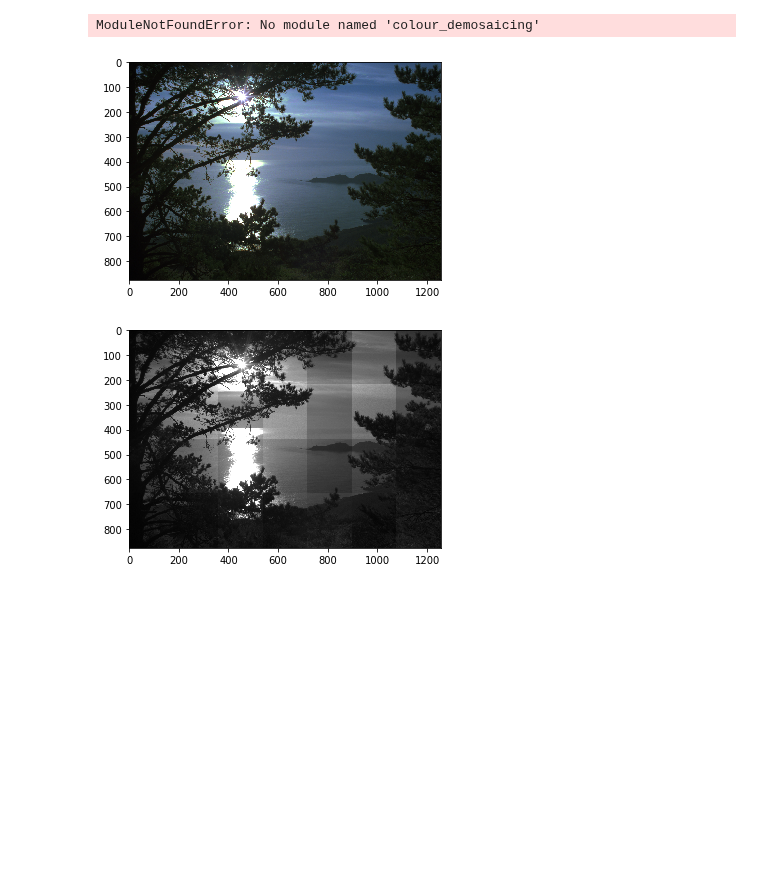
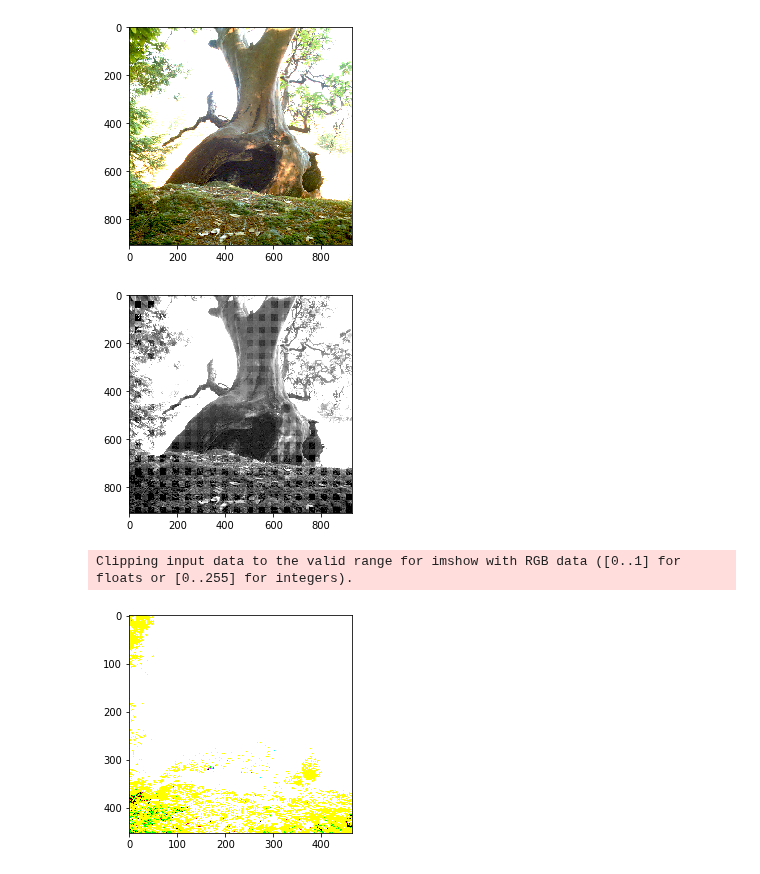
Before and after one commit to jegerud/Sciprog2020project, a Jupyter notebook: src/Demosaicing.ipynb, the cells around one changed output. Drawn from its saved outputs; the diff is of its cells as text; code cells hidden in the pictures; blank space fills up the shorter version.

```diff
--- a/src/Demosaicing.ipynb
+++ b/src/Demosaicing.ipynb
@@ -1,25 +1,17 @@
 # %%
-from __future__ import division
-
 import numpy as np
 import matplotlib.pyplot as plt
 import imageio
 import eksplisitt  as eks
 import ImageView as imv
 import scipy.misc
-
-import os
-import colour
-import colour.plotting
-from colour_demosaicing import (
-    EXAMPLES_RESOURCES_DIRECTORY,
-    demosaicing_CFA_Bayer_bilinear,
-    demosaicing_CFA_Bayer_Malvar2004,
-    demosaicing_CFA_Bayer_Menon2007,
-    mosaicing_CFA_Bayer)
-# %% [output]
-ModuleNotFoundError: No module named 'colour_demosaicing'
 # %%
+def function(m):
+    r = m[0::2, 0::2]
+    g = np.clip((m[0::2, 1::2] // 2 + m[1::2, 0::2] // 2), a_min = 0, a_max = 2**14-1)
+    b = m[1::2, 1::2]
+    return np.dstack([r, g, b])
+
 def demosaicing(file):
     original =  imageio.imread(file)
     #original = original[70::-1, 170::-1]
@@ -30,36 +22,38 @@ def demosaicing(file):
     mosaic[ ::2 , 1::2] = original[ ::2 , 1::2 , 1] # G- kanal
     mosaic[1::2 , 1::2] = original[1::2 , 1::2 , 2] # B- kanal
 
-    orignal = original.astype(dtype=float) / 255
-
     plt.imshow(original)
     plt.show()
     plt.imshow(mosaic, plt.cm.gray)
     plt.show()
 
-    new = np.zeros(original.shape)
-    new[ ::2 , ::2 , 0] = mosaic[ ::2 , ::2]
-    new[1::2 , ::2 , 1] = mosaic[1::2 , ::2]
-    new[ ::2 , 1::2 , 1] = mosaic[ ::2 , 1::2]
-    new[1::2 , 1::2 , 2] = mosaic[1::2 , 1::2]
-    newcopy = new
+    new = function(mosaic)
+#    new = np.zeros(original.shape)
+#    new[ ::2 , ::2, 0] = mosaic[ ::2 , ::2]
+#    new[1::2 , ::2, 1] = mosaic[1::2 , ::2]
+#    new[ ::2 , 1::2, 1] = mosaic[ ::2 , 1::2]
+#    new[1::2 , 1::2, 2] = mosaic[1::2 , 1::2]
+#    newcopy = new
 
-    mask = np.zeros(new.shape)     #lag maske
-    mask[ ::2 , ::2 , 0] = 1
-    mask[1::2 , ::2 , 1] = 1
-    mask[ ::2 , 1::2 , 1] = 1
-    mask[1::2 , 1::2 , 2] = 1
+#    mask = np.zeros(new.shape)     #lag maske
+#    mask[ ::2 , ::2, 0] = 1
+#    mask[1::2 , ::2, 1] = 1
+#    mask[ ::2 , 1::2, 1] = 1
+#    mask[1::2 , 1::2, 2] = 1
+#
+#    mask = mask.astype(bool)
+#   new = eks.eksplisitt(new, n=20)  #løs
+#   new[mask] = newcopy[mask]
 
-    mask = mask.astype(bool)
-    new = eks.eksplisitt(new, n=20)  #løs
-    new[mask] = newcopy[mask]
-
+    #plt.figure(figsize=(70,70))
     plt.imshow(new)
     plt.show()
 # %%
-filepath = "..\hdr-bilder\Ocean\Ocean_00512.png"
+filepath = "..\hdr-bilder\Tree\Tree_00256.png"
 
 demosaicing(filepath)
 # %% [output]
-[figure, old version]
+[figure, new version]
-[figure, old version]
+[figure, new version]
+Clipping input data to the valid range for imshow with RGB data ([0..1] for floats or [0..255] for integers).
+[figure, added]
```
